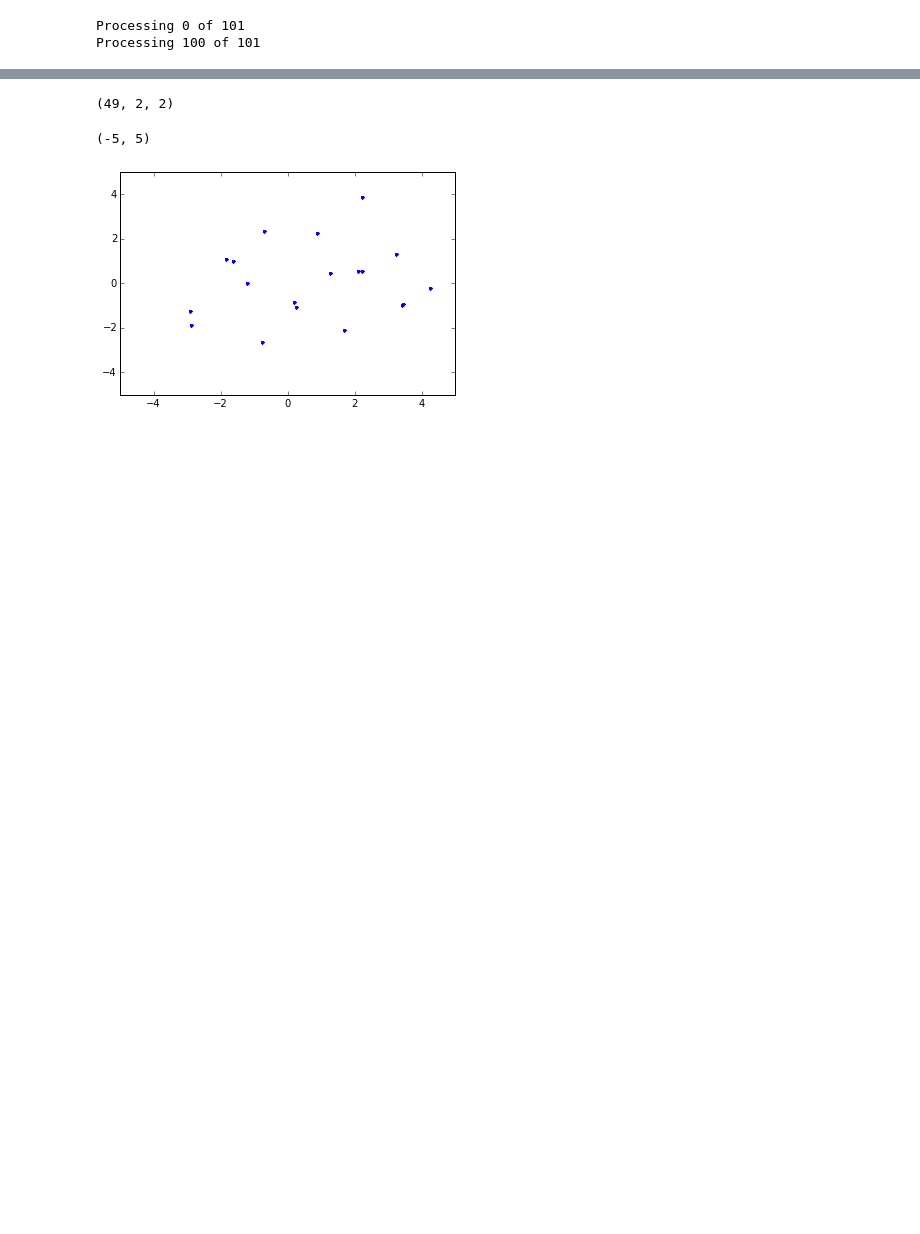
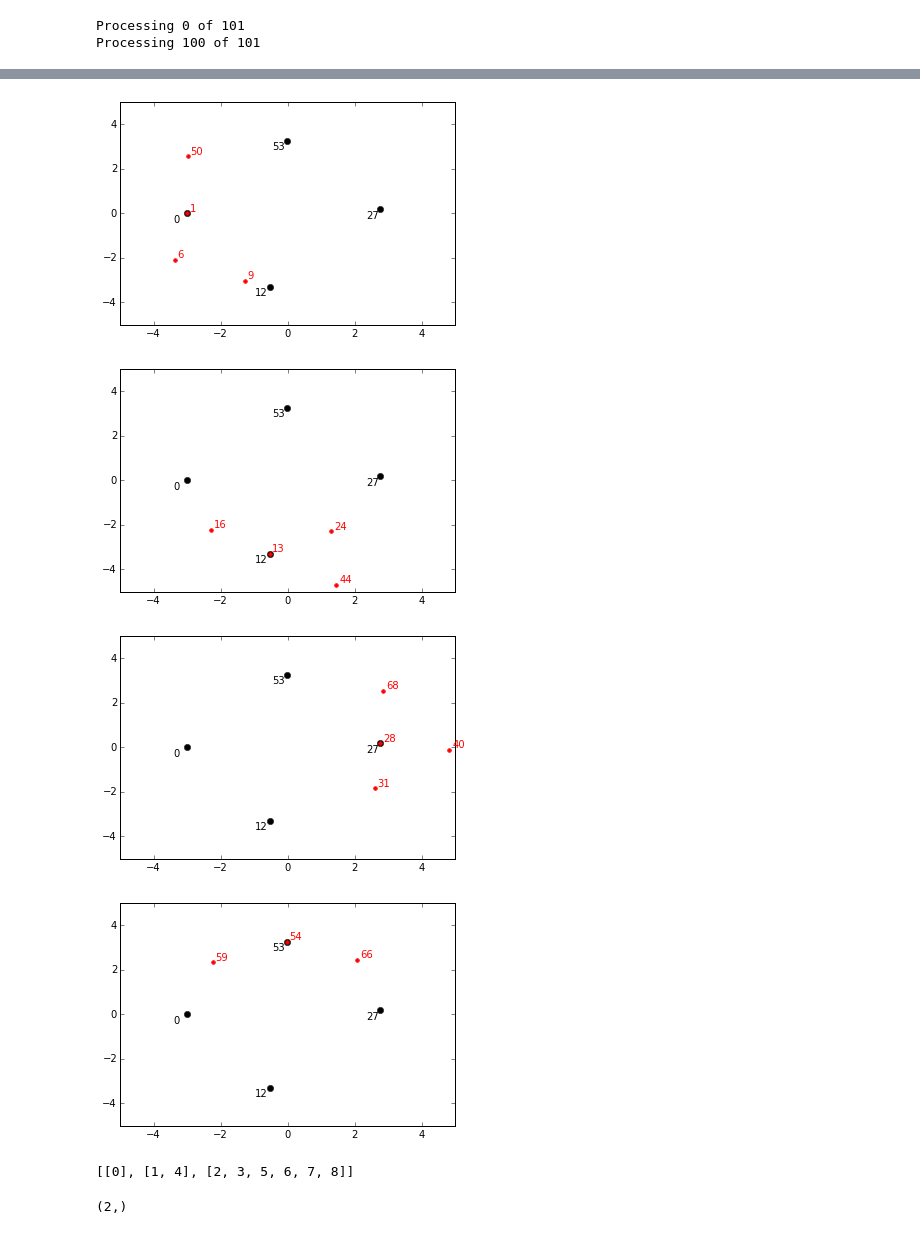
Before and after one commit to synapticarbors/wexplore-westpa, a Jupyter notebook: examples/DicksonRingPotential/analysis.ipynb, the cells around one changed output, grey strips where cells are left out. Drawn from its saved outputs; the diff is of its cells as text; code cells hidden in the pictures; blank space fills up the shorter version.

```diff
--- a/examples/DicksonRingPotential/analysis.ipynb
+++ b/examples/DicksonRingPotential/analysis.ipynb
@@ -181,4 +224,43 @@ ep = np.array(edge_points)
+# %%
+m = mappers[-1]
+G = m.bin_graph
+for li, level_ix in enumerate(m.level_indices[:-1]):
+    centers = get_centers(m, level_ix)[4:]
+    for k, nix in enumerate(level_ix):
+        successors = G.successors(nix)
+        succ_centers = get_centers(m, successors)[4:]
+
+        d = cdist(succ_centers, centers)
+
+        plt.figure()
+        plt.plot(centers[:,0], centers[:,1], 'k.', ms=12)
+        plt.plot(succ_centers[:,0], succ_centers[:,1], 'r.', ms=8)
+        plt.xlim(-5,5)
+        plt.ylim(-5,5)
+
+        for ii, si in enumerate(successors):
+            x = succ_centers[ii,0]
+            y = succ_centers[ii,1]
+
+            plt.annotate(si, (x,y), (x + 0.1, y + 0.1), color='r')
+
+        for ii, si in enumerate(level_ix):
+            x = centers[ii,0]
+            y = centers[ii,1]
+
+            plt.annotate(si, (x,y), (x - 0.4, y - 0.4), color='k')
+
+    break
+# %% [output]
+[figure, added]
+[figure, added]
+[figure, added]
+[figure, added]
+# %%
+m.level_indices
+# %% [output]
+[[0], [1, 4], [2, 3, 5, 6, 7, 8]]
 # %%
-ep.shape
+a.shape
 # %% [output]
-(49, 2, 2)
+(2,)
@@ -187,7 +266,0 @@ ep = ep.reshape(-1,2)
-# %%
-plt.plot(ep[:,0], ep[:,1], '.')
-plt.xlim(-5,5)
-plt.ylim(-5,5)
-# %% [output]
-(-5, 5)
-[figure, removed]
```
Also changed, not shown: parts of 10 cells of this notebook, 2 other files.
